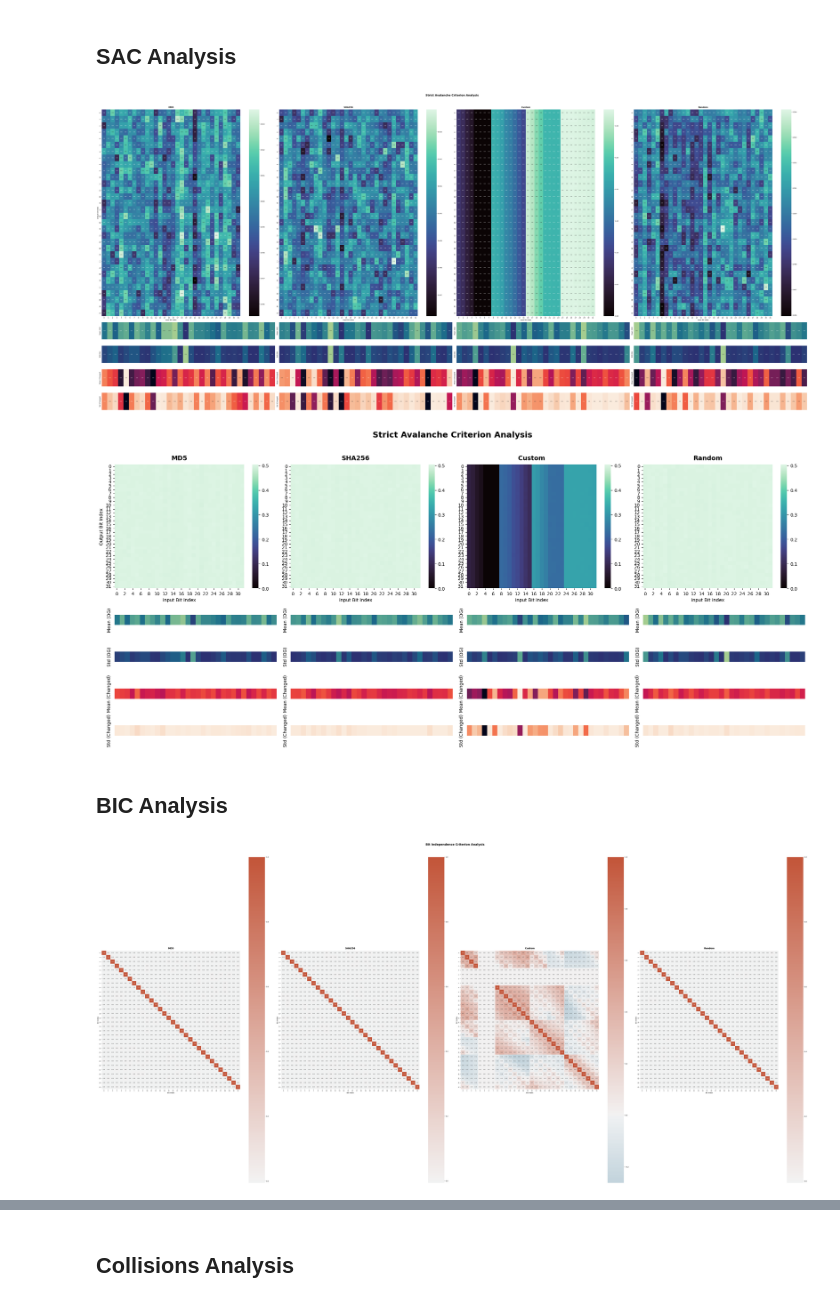
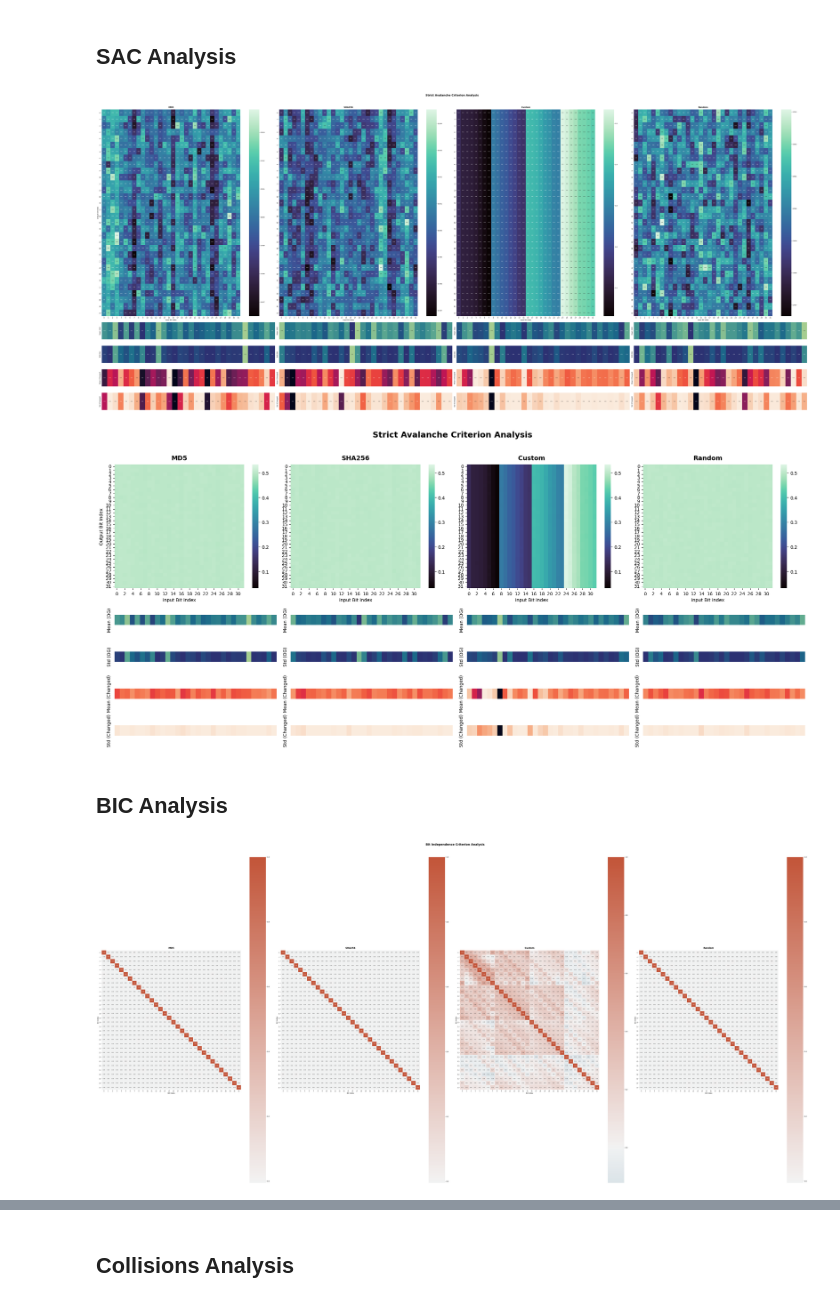
Before and after one commit to MatTheTab/ai-for-crypto, a Jupyter notebook: task-2/crypto-report-2.ipynb, the cells around one changed output, grey strips where cells are left out. Cells and saved outputs as stored; diff of their text form; code cells hidden in the pictures.

```diff
--- a/task-2/crypto-report-2.ipynb
+++ b/task-2/crypto-report-2.ipynb
@@ -15,42 +15,42 @@ n_examples = 10000
 testing_size = 32 # in bits
 
 algorithms = {
-    "MD5" : (run_md5, 16),
-    "SHA256" : (run_sha, 32),
-    "Custom" : (run_MatTheHash, 32),
-    "Random" : (run_random_hash, 32)
+    "MD5" : (run_md5, 64),
+    "SHA256" : (run_sha, 64),
+    "Custom" : (run_MatTheHash, 64),
+    "Random" : (run_random_hash, 64)
 }
 
 for alg_name, input_data in algorithms.items():
     hash_func, message_size = input_data
     data = produce_data(n_examples=n_examples,
                         message_size=message_size)
     results = test_SAC_BIC(data=data,
                        message_size=message_size,
                        testing_size=testing_size,
                        hash_func=hash_func)
 
     arr_original, arr_changed, arr_delta = results_to_arr(results=results)
     results_matrix, bit_means_changed, bit_std_changed, bit_means_og, bit_std_og = analyze_results_SAC(arr_original=arr_original,
                                                                                                        arr_changed=arr_changed,
                                                                                                        arr_delta=arr_delta)
     corr_matrix = analyze_results_BIC(arr_delta)
     all_results[alg_name] = (results_matrix.copy(),
                              bit_means_changed.copy(),
                              bit_std_changed.copy(),
                              bit_means_og.copy(),
                              bit_std_og.copy(),
                              corr_matrix.copy())
 
 plot_SAC_results(all_results,
                  figsize=(66, 30),
                  title="Strict Avalanche Criterion Analysis",
                  x_label="Input Bit Index",
                  y_label="Output Bit Index",
                  annot_values=True,
                  normalize=False)
 # %% [output]
-[figure, old version]
+[figure, new version]
 # %%
 plot_SAC_results(all_results,
                  figsize=(22, 10),
@@ -60,7 +60,7 @@ plot_SAC_results(all_results,
                  annot_values=False,
                  normalize=True)
 # %% [output]
-[figure, old version]
+[figure, new version]
 # %% [markdown]
 ## BIC Analysis
 # %%
@@ -68,7 +68,7 @@ plot_BIC_results(all_results, figsize=(62, 30), title="Bit Independence Criterio
                      x_label="Bit Index", y_label="Bit Index",
                      annot_values=True, normalize=False)
 # %% [output]
-[figure, old version]
+[figure, new version]
 # %%
 plot_BIC_results(all_results, figsize=(22, 10), title="Bit Independence Criterion Analysis",
                      x_label="Bit Index", y_label="Bit Index",
```
Also changed, not shown: parts of 9 cells of this notebook, 2 other files.
